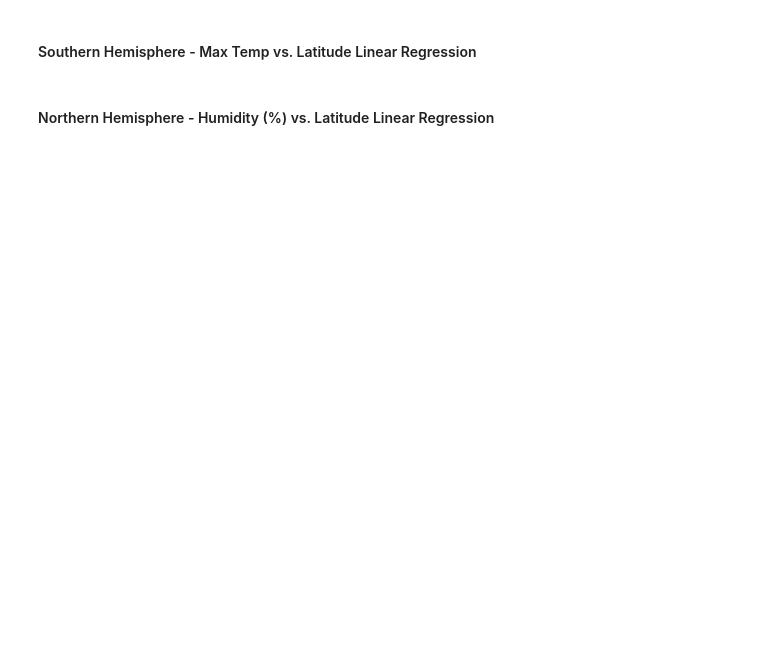
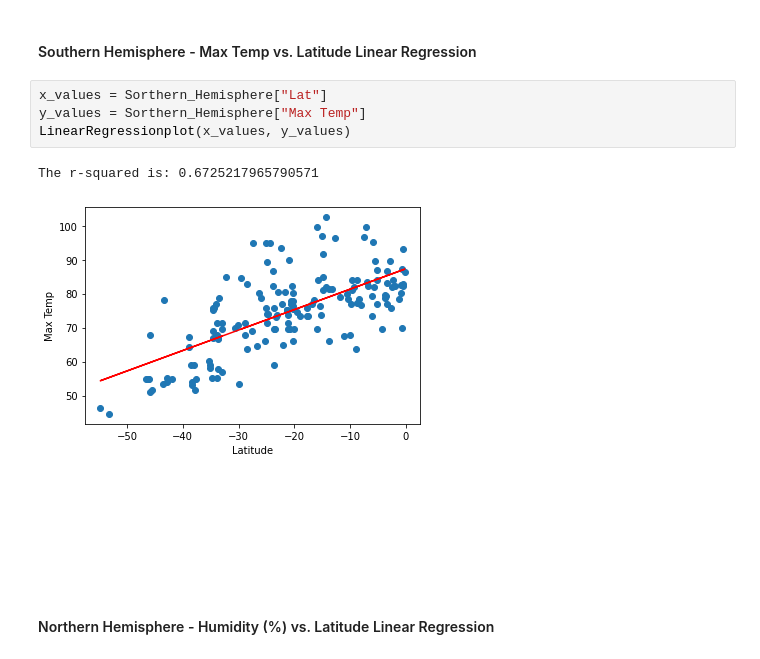
Before and after one commit to mattyk33/Api-challenge, a Jupyter notebook: WeatherPy/WeatherPy.ipynb, the cells around one changed output. Drawn from its saved outputs; the diff is of its cells as text; blank space fills up the shorter version.

```diff
--- a/WeatherPy/WeatherPy.ipynb
+++ b/WeatherPy/WeatherPy.ipynb
@@ -307,2 +339,9 @@ plt.show()
+# %%
+x_values = Sorthern_Hemisphere["Lat"]
+y_values = Sorthern_Hemisphere["Max Temp"]
+LinearRegressionplot(x_values, y_values)
+# %% [output]
+The r-squared is: 0.6725217965790571
+[figure, added]
 # %% [markdown]
 ####  Northern Hemisphere - Humidity (%) vs. Latitude Linear Regression
```
Also changed, not shown: parts of 19 cells of this notebook, 10 other files.
